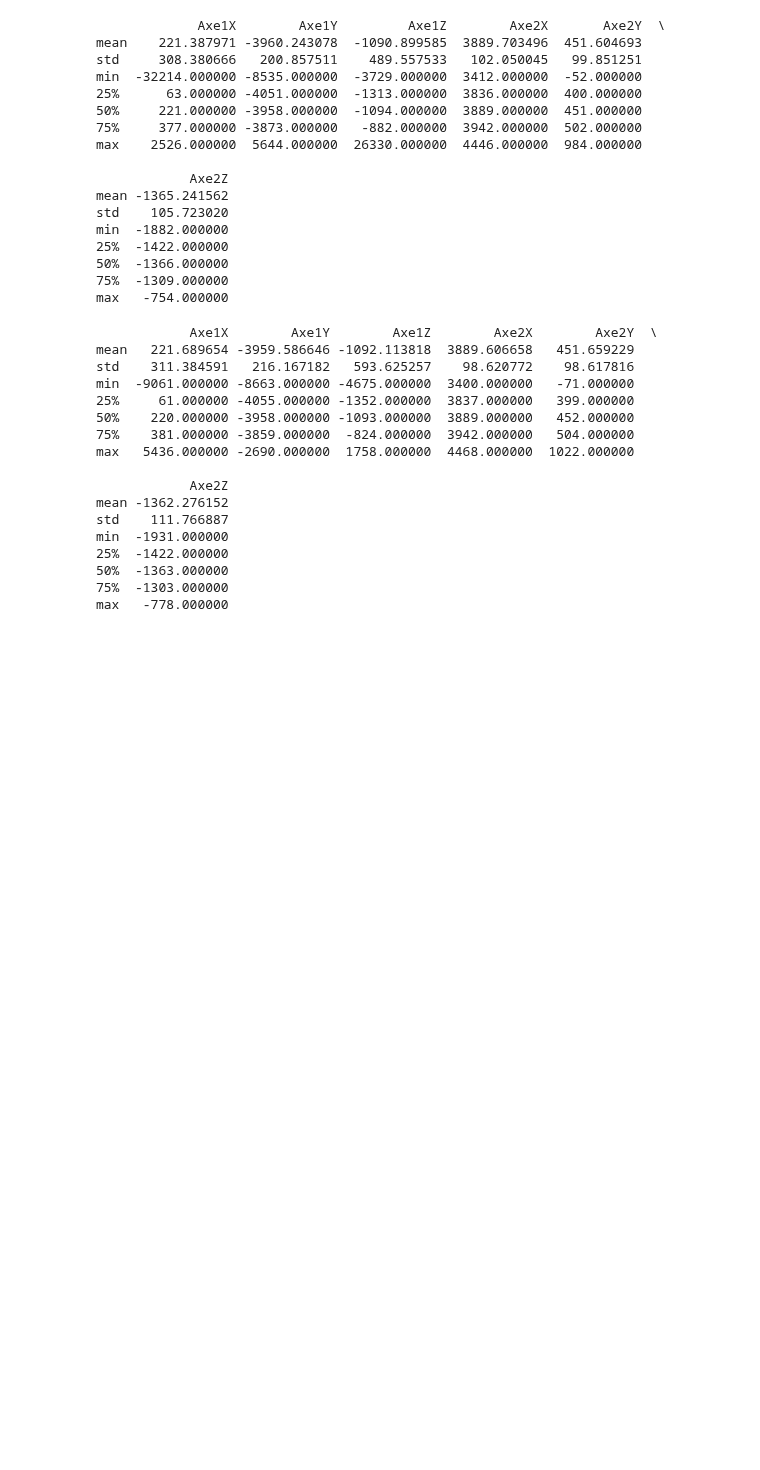
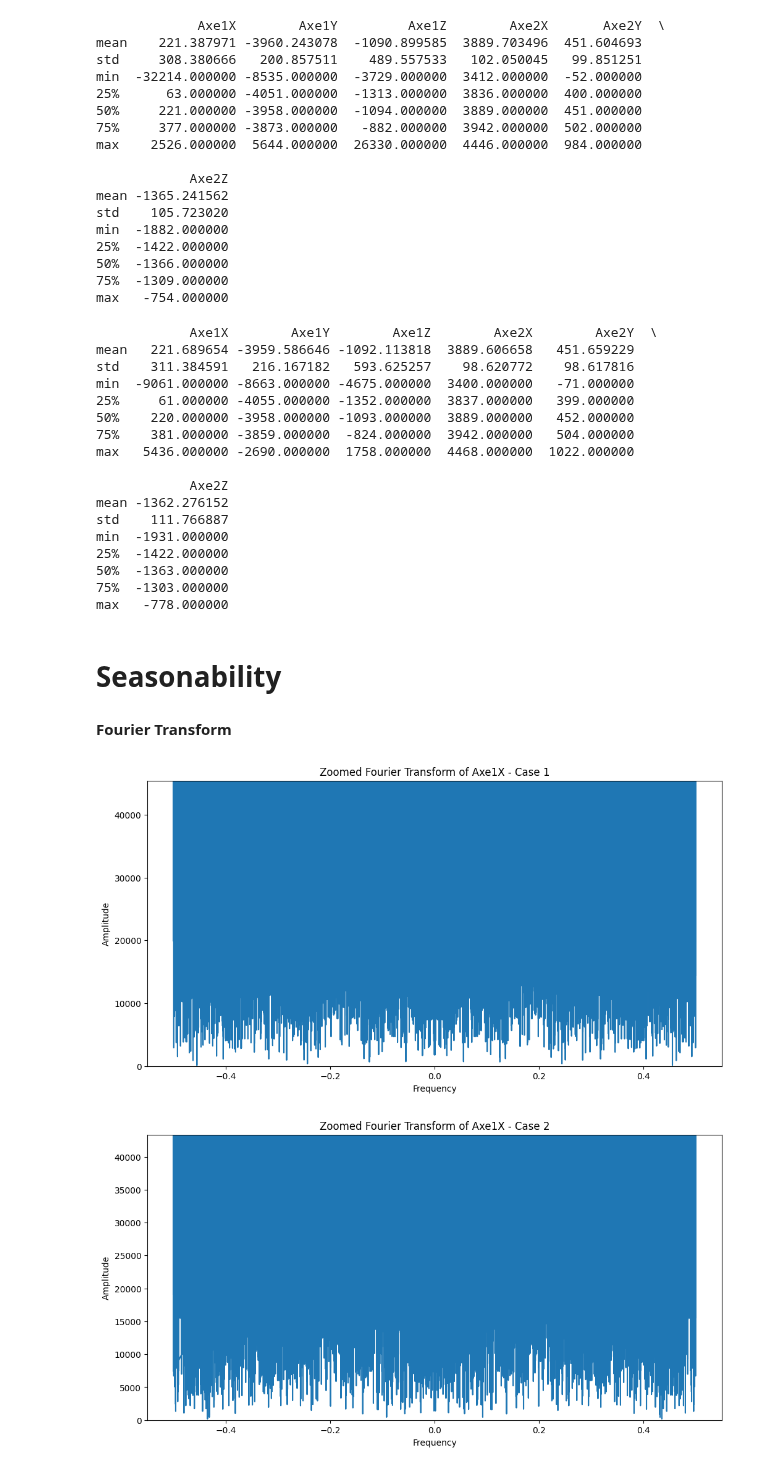
Before and after one commit to BianchiLuca28/project_CSD, a Jupyter notebook: notebook_exploration_cleaning/eda_graphs_processed_data.ipynb, the cells around one changed output. Drawn from its saved outputs; the diff is of its cells as text; code cells hidden in the pictures; blank space fills up the shorter version.

Commit message:
Just added Fourier Transfor for seasonability analysis

```diff
--- a/notebook_exploration_cleaning/eda_graphs_processed_data.ipynb
+++ b/notebook_exploration_cleaning/eda_graphs_processed_data.ipynb
@@ -284,3 +284,38 @@ min  -1931.000000
 50%  -1363.000000
 75%  -1303.000000
 max   -778.000000
+# %% [markdown]
+# **Seasonability**
+# %% [markdown]
+**Fourier Transform**
+# %%
+from scipy.fftpack import fft
+
+def plot_fft_zoomed(data, title):
+    # Apply Fourier Transform
+    fft_data = fft(data)
+    n = len(fft_data)
+    freq = np.fft.fftfreq(n, d=1)
+
+    # Exclude zero frequency for plotting
+    mask = freq != 0
+    freq = freq[mask]
+    fft_data = fft_data[mask]
+
+    # Plotting the spectrum
+    plt.figure(figsize=(12, 6))
+    plt.plot(freq, np.abs(fft_data))
+    plt.title(title)
+    plt.xlabel('Frequency')
+    plt.ylabel('Amplitude')
+
+    # Set y-axis limits to zoom in, adjust the values as needed
+    plt.ylim([0, np.max(np.abs(fft_data)) / 10])
+
+    plt.show()
+
+plot_fft_zoomed(time_series_case1_df['Axe1X'], 'Zoomed Fourier Transform of Axe1X - Case 1')
+plot_fft_zoomed(time_series_case2_df['Axe1X'], 'Zoomed Fourier Transform of Axe1X - Case 2')
+# %% [output]
+[figure, added]
+[figure, added]
```
Also changed, not shown: parts of 1 cell of this notebook.
